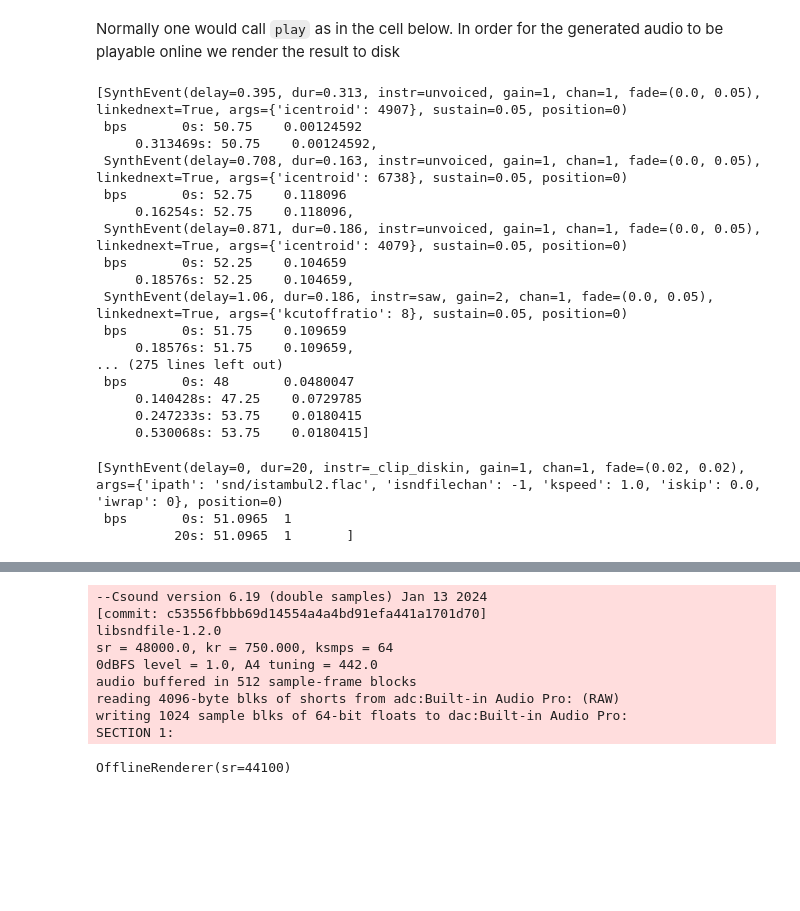
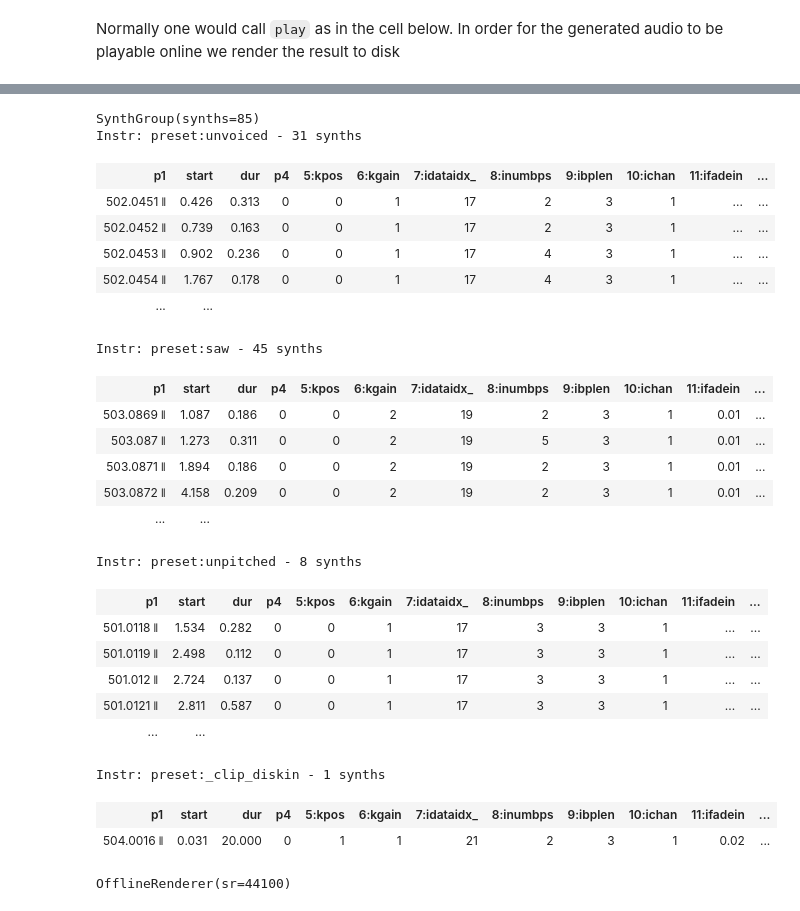
Before and after one commit to gesellkammer/maelzel, a Jupyter notebook: docs/notebooks/demo-transcribe.ipynb, the cells around one changed output, grey strips where cells are left out. Cells and saved outputs as stored; diff of their text form; code cells hidden in the pictures; blank space fills up the shorter version.

```diff
--- a/docs/notebooks/demo-transcribe.ipynb
+++ b/docs/notebooks/demo-transcribe.ipynb
@@ -100,7 +98,7 @@ analysis
 # %% [markdown]
 The transcription itself transforms each group of breakpoints into a series of notes. By default groups are enclosed within slurs and accents mark particularly salient onsets. A 'x' notehead indicates that at the given moment the sound was noisy / unpitched.
 # %%
-options = transcribe.TranscriptionOptions(unvoicedPitch='4G', addSlurs=False, addGliss=True, addAccents=True)
+options = transcribe.TranscriptionOptions(unvoicedPitch='4G', addSlurs=True, debug=False, addGliss=True, addAccents=True)
 v = analysis.transcribe(options=options)
 v
 # %% [output]
@@ -111,6 +111,3 @@ v.write('transcription.pickle')
 ## Playback
 
 Below is a simple approach to sonify the transcription by defining different presets for sound which are fully voiced, partially voiced or completely unpitched. With more accurate feature detection regarding unpitched sections and formant prediction it might be possible to produce a much more accurate result
-# %%
-import pickle
-v = pickle.load(open('transcription.pickle', 'rb'))
@@ -164,35 +153,9 @@ mnOut size: 22
 m_pitchTrack size: 22
 # %% [markdown]
 Normally one would call `play` as in the cell below. In order for the generated audio to be playable online we render the result to disk
-# %%
-v.events(position=0, gain=2, sustain=0.05, fade=(0.0, 0.05))
-# %% [output]
-[SynthEvent(delay=0.395, dur=0.313, instr=unvoiced, gain=1, chan=1, fade=(0.0, 0.05), linkednext=True, args={'icentroid': 4907}, sustain=0.05, position=0)
- bps       0s: 50.75    0.00124592
-     0.313469s: 50.75    0.00124592,
- SynthEvent(delay=0.708, dur=0.163, instr=unvoiced, gain=1, chan=1, fade=(0.0, 0.05), linkednext=True, args={'icentroid': 6738}, sustain=0.05, position=0)
- bps       0s: 52.75    0.118096
-     0.16254s: 52.75    0.118096,
- SynthEvent(delay=0.871, dur=0.186, instr=unvoiced, gain=1, chan=1, fade=(0.0, 0.05), linkednext=True, args={'icentroid': 4079}, sustain=0.05, position=0)
- bps       0s: 52.25    0.104659
-     0.18576s: 52.25    0.104659,
- SynthEvent(delay=1.06, dur=0.186, instr=saw, gain=2, chan=1, fade=(0.0, 0.05), linkednext=True, args={'kcutoffratio': 8}, sustain=0.05, position=0)
- bps       0s: 51.75    0.109659
-     0.18576s: 51.75    0.109659,
-... (275 lines left out)
- bps       0s: 48       0.0480047
-     0.140428s: 47.25    0.0729785
-     0.247233s: 53.75    0.0180415
-     0.530068s: 53.75    0.0180415]
-# %%
-cl.events()
-# %% [output]
-[SynthEvent(delay=0, dur=20, instr=_clip_diskin, gain=1, chan=1, fade=(0.02, 0.02), args={'ipath': 'snd/istambul2.flac', 'isndfilechan': -1, 'kspeed': 1.0, 'iskip': 0.0, 'iwrap': 0}, position=0)
- bps       0s: 51.0965  1
-          20s: 51.0965  1       ]
 # %%
 play(
-    v.events(position=0, gain=2, sustain=0.05, fade=(0.0, 0.05)),
+    v.events(position=0, gain=2, sustain=0.05, fade=(0.01, 0.05)),
     cl.events(position=1, delay=0.)
-);
+)
 # %% [output]
@@ -199,12 +164,28 @@ play(
---Csound version 6.19 (double samples) Jan 13 2024
-[commit: c53556fbbb69d14554a4a4bd91efa441a1701d70]
-libsndfile-1.2.0
-sr = 48000.0, kr = 750.000, ksmps = 64
-0dBFS level = 1.0, A4 tuning = 442.0
-audio buffered in 512 sample-frame blocks
-reading 4096-byte blks of shorts from adc:Built-in Audio Pro: (RAW)
-writing 1024 sample blks of 64-bit floats to dac:Built-in Audio Pro:
-SECTION 1:
+SynthGroup(synths=85)
+Instr: preset:unvoiced - 31 synths
+| p1 | start | dur | p4 | 5:kpos | 6:kgain | 7:idataidx_ | 8:inumbps | 9:ibplen | 10:ichan | 11:ifadein | ... |
+| 502.0451 𝍪 | 0.426 | 0.313 | 0 | 0 | 1 | 17 | 2 | 3 | 1 | ... | ... |
+| 502.0452 𝍪 | 0.739 | 0.163 | 0 | 0 | 1 | 17 | 2 | 3 | 1 | ... | ... |
+| 502.0453 𝍪 | 0.902 | 0.236 | 0 | 0 | 1 | 17 | 4 | 3 | 1 | ... | ... |
+| 502.0454 𝍪 | 1.767 | 0.178 | 0 | 0 | 1 | 17 | 4 | 3 | 1 | ... | ... |
+| ... | ... |
+Instr: preset:saw - 45 synths
+| p1 | start | dur | p4 | 5:kpos | 6:kgain | 7:idataidx_ | 8:inumbps | 9:ibplen | 10:ichan | 11:ifadein | ... |
+| 503.0869 𝍪 | 1.087 | 0.186 | 0 | 0 | 2 | 19 | 2 | 3 | 1 | 0.01 | ... |
+| 503.087 𝍪 | 1.273 | 0.311 | 0 | 0 | 2 | 19 | 5 | 3 | 1 | 0.01 | ... |
+| 503.0871 𝍪 | 1.894 | 0.186 | 0 | 0 | 2 | 19 | 2 | 3 | 1 | 0.01 | ... |
+| 503.0872 𝍪 | 4.158 | 0.209 | 0 | 0 | 2 | 19 | 2 | 3 | 1 | 0.01 | ... |
+| ... | ... |
+Instr: preset:unpitched - 8 synths
+| p1 | start | dur | p4 | 5:kpos | 6:kgain | 7:idataidx_ | 8:inumbps | 9:ibplen | 10:ichan | 11:ifadein | ... |
+| 501.0118 𝍪 | 1.534 | 0.282 | 0 | 0 | 1 | 17 | 3 | 3 | 1 | ... | ... |
+| 501.0119 𝍪 | 2.498 | 0.112 | 0 | 0 | 1 | 17 | 3 | 3 | 1 | ... | ... |
+| 501.012 𝍪 | 2.724 | 0.137 | 0 | 0 | 1 | 17 | 3 | 3 | 1 | ... | ... |
+| 501.0121 𝍪 | 2.811 | 0.587 | 0 | 0 | 1 | 17 | 3 | 3 | 1 | ... | ... |
+| ... | ... |
+Instr: preset:_clip_diskin - 1 synths
+| p1 | start | dur | p4 | 5:kpos | 6:kgain | 7:idataidx_ | 8:inumbps | 9:ibplen | 10:ichan | 11:ifadein | ... |
+| 504.0016 𝍪 | 0.031 | 20.000 | 0 | 1 | 1 | 21 | 2 | 3 | 1 | 0.02 | ... |
 # %%
 render('assets/transcription.ogg', [
     v.events(position=0, gain=2, sustain=0.05, fade=(0.0, 0.05)),
```
Also changed, not shown: parts of 13 cells of this notebook, 19 other files.
